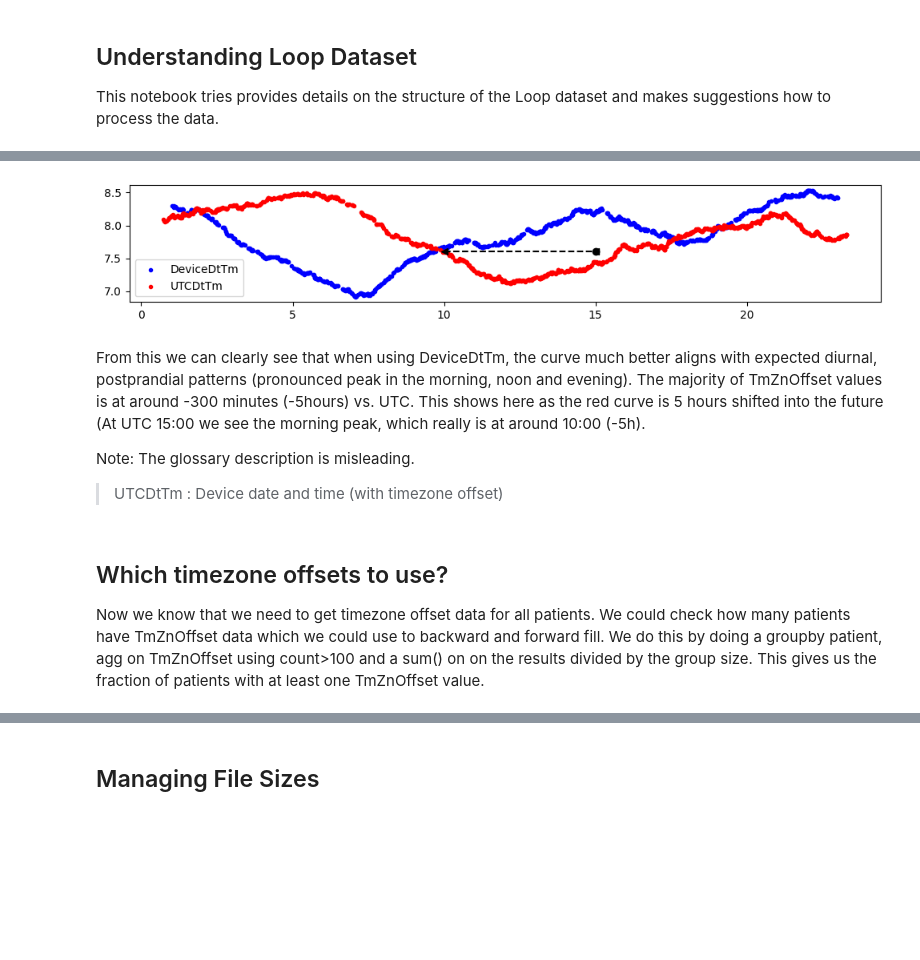
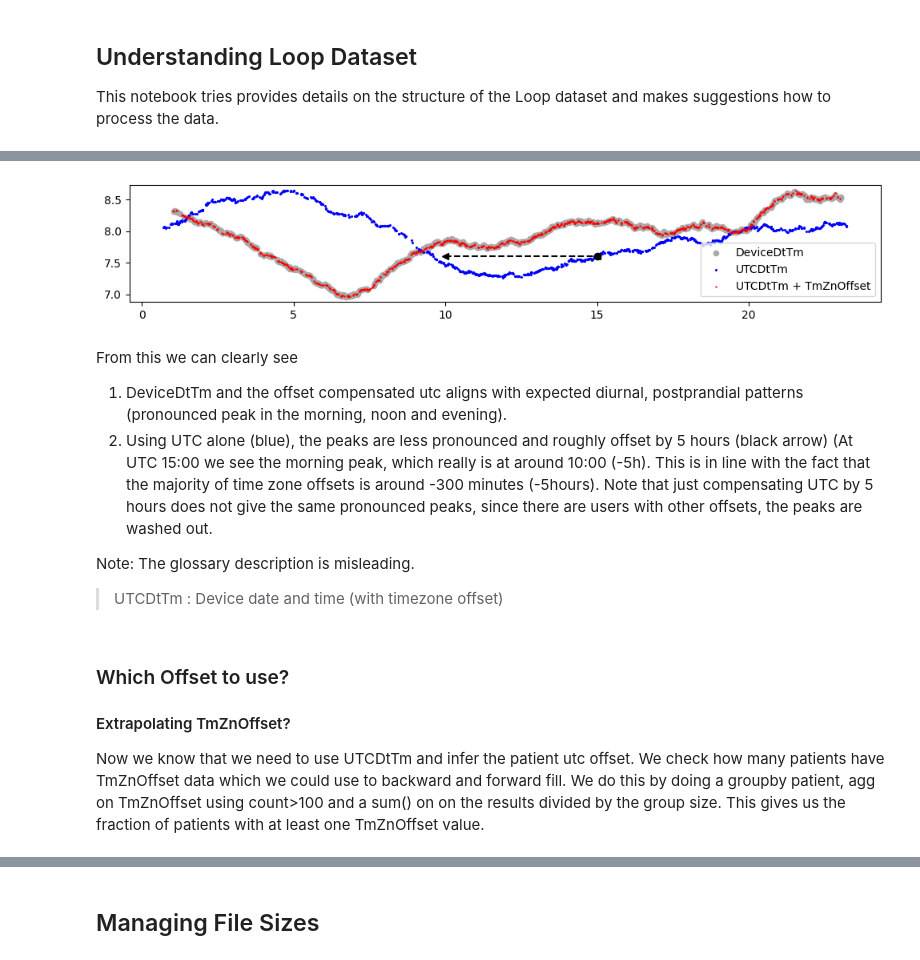
Before and after one commit to nudgebg/egvinsulin, a Jupyter notebook: notebooks/understand-loop-dataset.ipynb, the cells around one changed output, grey strips where cells are left out. Saved outputs shown, nothing was run; the diff lists cells and outputs as text; code cells hidden in the pictures; blank space fills up the shorter version.

```diff
--- a/notebooks/understand-loop-dataset.ipynb
+++ b/notebooks/understand-loop-dataset.ipynb
@@ -100,3 +117,8 @@ loop_path = os.path.join(raw_path, study_name)
 # %%
+#define path variables
+study_name = 'Loop study public dataset 2023-01-31'
+raw_path = os.path.join(os.getcwd(), '..', 'data', 'raw')
+out_path = os.path.join(os.getcwd(), '..', 'data', 'out')
+loop_path = os.path.join(raw_path, study_name)
 df_patient= pd.read_csv(os.path.join(loop_path, 'Data Tables', 'PtRoster.txt'), sep='|')
 # %%
@@ -201,33 +249,43 @@ In order to understand if DeviceDtTm or UTCDtTm column are in local time, we plo
 # %%
+#plot daytime average CGM values
+
 #reduce data to those with values in both timestamp columns
-temp = df_cgm.sample(100000).dropna(subset=['UTCDtTm','DeviceDtTm'],how='any').copy()
+temp = df_cgm.sample(100000).dropna(subset=['UTCDtTm','DeviceDtTm','TmZnOffset'],how='any').copy()
 temp['DeviceDtTm'] = pd.to_datetime(temp.DeviceDtTm)
 temp['UTCDtTm'] = pd.to_datetime(temp.UTCDtTm)
+temp['datetime'] = pd.to_datetime(temp.UTCDtTm) + pd.to_timedelta(temp.TmZnOffset, unit='minute')
 
 #calculate the hour of day for each timestamp
 temp['DeviceDtTm_hod'] = temp.DeviceDtTm.dt.hour+temp.DeviceDtTm.dt.minute/60+temp.DeviceDtTm.dt.second/3600
 temp['UTCDtTm_hod'] = temp.UTCDtTm.dt.hour+temp.UTCDtTm.dt.minute/60+temp.UTCDtTm.dt.second/3600
+temp['datetime_hod'] = temp.datetime.dt.hour+temp.datetime.dt.minute/60+temp.datetime.dt.second/3600
 
 #calcualte centered moving average
 window = 2000
-cgm_ma_dtm  = temp[['CGMVal','DeviceDtTm_hod']].sort_values('DeviceDtTm_hod').rolling(window=window, min_periods=window, on='DeviceDtTm_hod', center=True).mean().sample(1000)
-cgm_ma_utc  = temp[['CGMVal','UTCDtTm_hod']].sort_values('UTCDtTm_hod').rolling(window=window, min_periods=window, on='UTCDtTm_hod', center=True).mean().sample(1000)
+ma_DeviceDtTm  = temp[['CGMVal','DeviceDtTm_hod']].sort_values('DeviceDtTm_hod').rolling(window=window, min_periods=window, on='DeviceDtTm_hod', center=True).mean().sample(1000)
+ma_UTCDtTm  = temp[['CGMVal','UTCDtTm_hod']].sort_values('UTCDtTm_hod').rolling(window=window, min_periods=window, on='UTCDtTm_hod', center=True).mean().sample(1000)
+ma_datetime  = temp[['CGMVal','datetime_hod']].sort_values('datetime_hod').rolling(window=window, min_periods=window, on='datetime_hod', center=True).mean().sample(1000)
 
 #draw
 plt.figure(figsize=(10,2));
-plt.scatter(cgm_ma_dtm.DeviceDtTm_hod, cgm_ma_dtm.CGMVal, label='DeviceDtTm', color='blue', marker='.')
-plt.scatter(cgm_ma_utc.UTCDtTm_hod, cgm_ma_utc.CGMVal, label='UTCDtTm', color='red', marker='.')
+plt.scatter(ma_DeviceDtTm.DeviceDtTm_hod, ma_DeviceDtTm.CGMVal, label='DeviceDtTm', color='darkgray', marker='o',s=20)
+plt.scatter(ma_UTCDtTm.UTCDtTm_hod, ma_UTCDtTm.CGMVal, label='UTCDtTm', color='blue', marker='x',s=2)
+plt.scatter(ma_datetime.datetime_hod, ma_datetime.CGMVal, label='UTCDtTm + TmZnOffset', color='red', marker='.',s=2)
+
 plt.plot([10,15],[7.6,7.6], color='black', linestyle='--', marker='<')
 plt.plot([15],[7.6], color='black', marker='o')
 plt.legend(); plt.tight_layout()
 # %% [output]
-[figure, old version]
+[figure, new version]
 # %% [markdown]
-From this we can clearly see that when using DeviceDtTm, the curve much better aligns with expected diurnal, postprandial patterns (pronounced peak in the morning, noon and evening). The majority of TmZnOffset values is at around -300 minutes (-5hours) vs. UTC. This shows here as the red curve is 5 hours shifted into the future (At UTC 15:00 we see the morning peak, which really is at around 10:00 (-5h).
+From this we can clearly see
+1. DeviceDtTm and the offset compensated utc aligns with expected diurnal, postprandial patterns (pronounced peak in the morning, noon and evening).
+2. Using UTC alone (blue), the peaks are less pronounced and roughly offset by 5 hours (black arrow) (At UTC 15:00 we see the morning peak, which really is at around 10:00 (-5h). This is in line with the fact that the majority of time zone offsets is around -300 minutes (-5hours). Note that just compensating UTC by 5 hours does not give the same pronounced peaks, since there are users with other offsets, the peaks are washed out.
 
 Note: The glossary description is misleading.
 > UTCDtTm : Device date and time (with timezone offset)
 # %% [markdown]
-## Which timezone offsets to use?
-Now we know that we need to get timezone offset data for all patients. We could check how many patients have TmZnOffset data which we could use to backward and forward fill. We do this by doing a groupby patient, agg on TmZnOffset using count>100 and a sum() on on the results divided by the group size. This gives us the fraction of patients with at least one TmZnOffset value.
+### Which Offset to use?
+#### Extrapolating TmZnOffset?
+Now we know that we need to use UTCDtTm and infer the patient utc offset. We check how many patients have TmZnOffset data which we could use to backward and forward fill. We do this by doing a groupby patient, agg on TmZnOffset using count>100 and a sum() on on the results divided by the group size. This gives us the fraction of patients with at least one TmZnOffset value.
 # %%
```
Also changed, not shown: parts of 48 cells of this notebook, 2 other files.
